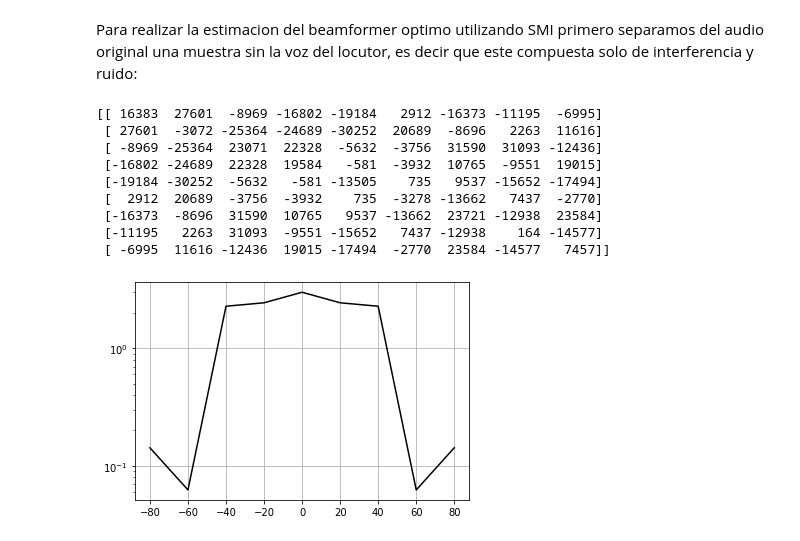
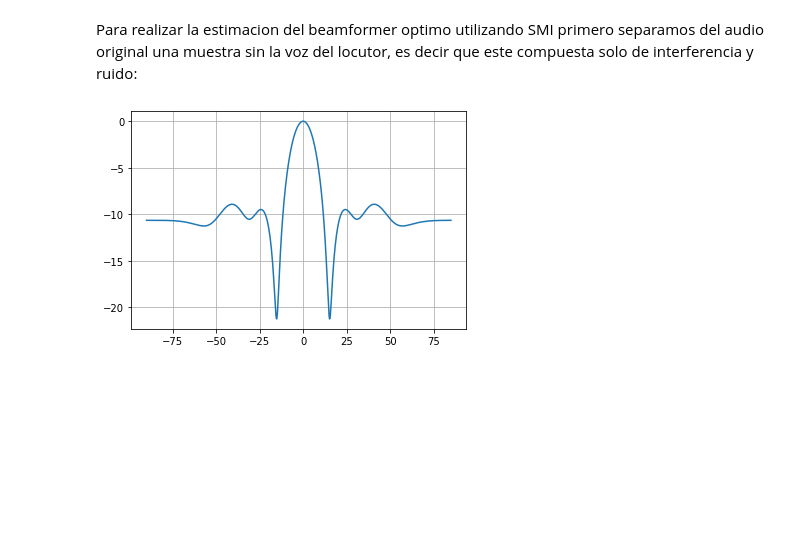
Before and after one commit to mbergerman/Procesamiento-Adaptativo, a Jupyter notebook: TPS/TP4/PASA_TP4_G2.ipynb, the cells around one changed output. Drawn from its saved outputs; the diff is of its cells as text; code cells hidden in the pictures; blank space fills up the shorter version.

```diff
--- a/TPS/TP4/PASA_TP4_G2.ipynb
+++ b/TPS/TP4/PASA_TP4_G2.ipynb
@@ -198,42 +181,40 @@ N = len(data)
+# %%
+def response_vector(phi, M, d):
+    l = 343/Fc
+    return M**-0.5 * np.exp(-2j * np.pi * d * np.sin(phi) / l * np.arange(M))
 # %% [markdown]
 Para realizar la estimacion del beamformer optimo utilizando SMI primero separamos del audio original una muestra sin la voz del locutor, es decir que este compuesta solo de interferencia y ruido:
-# %%
-def response_vector(phi, M, d):
-    l = 343/Fc
-    return M**-0.5 * np.exp(-2j * np.pi * d * np.sin(phi) / l * np.arange(0, M))
-# %%
-Ri_n = 0
-l = 343/Fc
-
-i_n = data[:, 410860:426718]                                # Tomo un intervalo de audio en el que solo existen interferencias y ruidos (el locutor esta callado)
-i_n = i_n[[1,2,3,5,7,9,11,12,13], :]
-
-
-for i in range(len(i_n)):
-    Ri_n += np.dot(i_n[:, i].reshape(9,1), np.conj(i_n[:, i].T).reshape(1,9))
-
-print(Ri_n)
-Ri_n = Ri_n / len(i_n)
-inv_Rin = np.linalg.inv(Ri_n)
-
-v = response_vector(0, 9, 0.08)
-
-aux_mul = inv_Rin @ v
-csmi = aux_mul / (np.conj(v.T) @ aux_mul)
-
-C = fftshift(fft(csmi))
-phi = fftshift(np.fft.fftfreq(len(C))) * 180
-plt.semilogy(phi, np.abs(C) ** 2 * 9 ** -0.5, 'k')
-plt.grid()
-plt.show()
-# %% [output]
-[[ 16383  27601  -8969 -16802 -19184   2912 -16373 -11195  -6995]
- [ 27601  -3072 -25364 -24689 -30252  20689  -8696   2263  11616]
- [ -8969 -25364  23071  22328  -5632  -3756  31590  31093 -12436]
- [-16802 -24689  22328  19584   -581  -3932  10765  -9551  19015]
- [-19184 -30252  -5632   -581 -13505    735   9537 -15652 -17494]
- [  2912  20689  -3756  -3932    735  -3278 -13662   7437  -2770]
- [-16373  -8696  31590  10765   9537 -13662  23721 -12938  23584]
- [-11195   2263  31093  -9551 -15652   7437 -12938    164 -14577]
- [ -6995  11616 -12436  19015 -17494  -2770  23584 -14577   7457]]
-[figure, removed]
+# %%
+i_n = np.hstack((data[:, 47488:47488+9842], data[:, 65261:65261+13759], data[:, 141796:141796+10988]))                # Este intervalo carece de la voz del locutor
+i_n = i_n[[1,2,3,5,7,9,11,12,13], :]        # Nos quedamos solo con los canales del sub-set 2 de microfonos
+# %%
+Ri_n = 0
+phi = 0
+l = 343/Fc
+d = 0.08
+M = 9
+
+
+for i in range(len(i_n)):
+    Ri_n += np.outer(i_n[:, i], np.conj(i_n[:, i].T))
+
+
+Ri_n = Ri_n / len(i_n)
+inv_Rin = np.linalg.inv(Ri_n)
+
+v = response_vector(0, M, d)
+
+aux = 1 / (np.conj(v.T) @ inv_Rin @ v)
+csmi = aux * inv_Rin @ v
+w, h = signal.freqz(csmi, whole = True, include_nyquist = True)
+
+h = np.fft.fftshift(h)
+h = h * (9**-0.5)
+
+phi = np.arcsin(2*(w-np.pi) / (2 * np.pi)) * 180 / np.pi
+
+plt.plot(phi, 20 * np.log10(np.abs(h)))
+plt.grid()
+plt.show()
+# %% [output]
+[figure, added]
```
Also changed, not shown: parts of 3 cells of this notebook.
